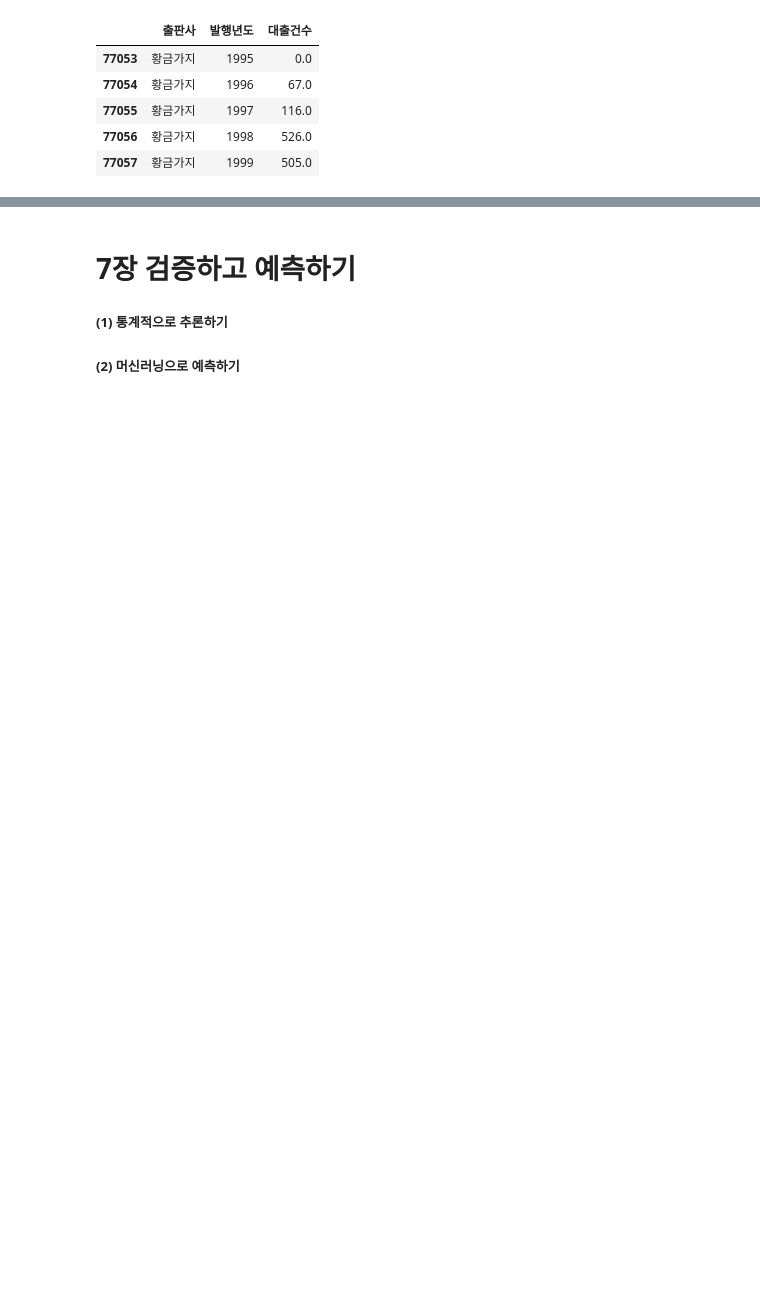
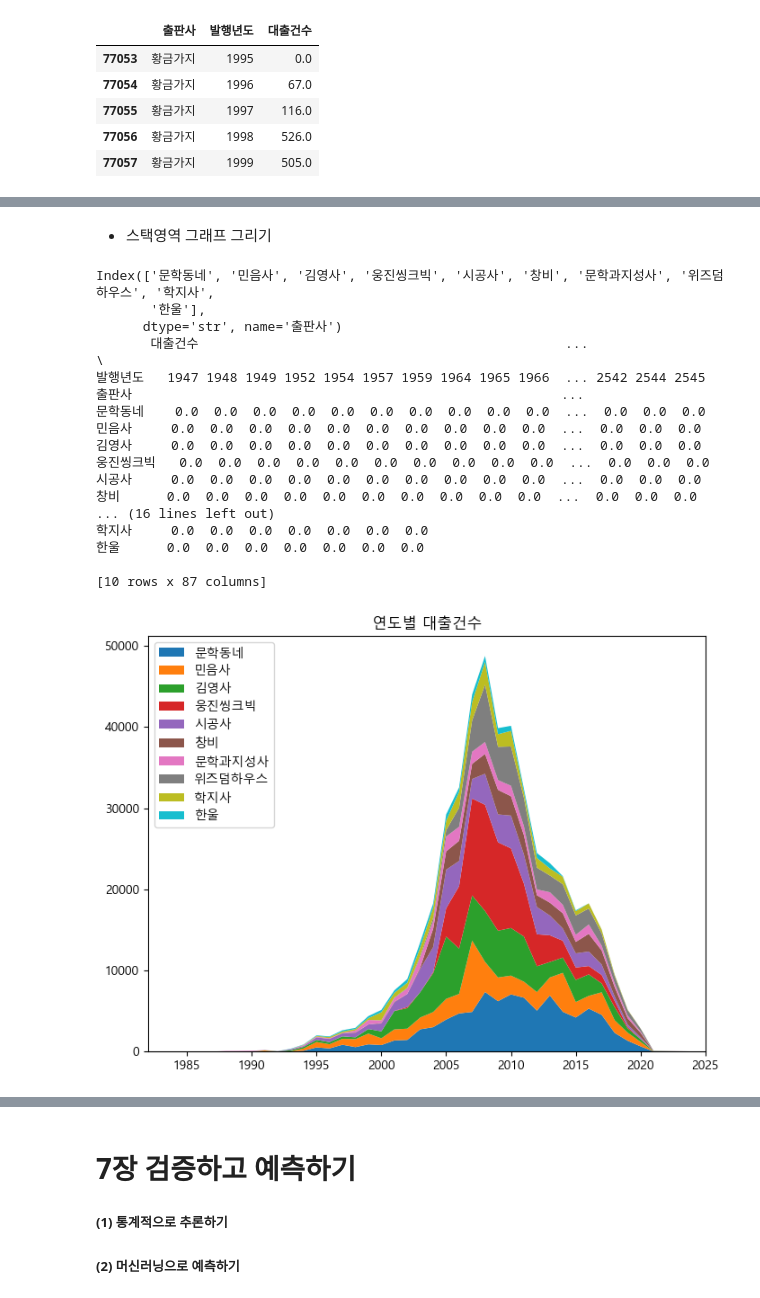
Before and after one commit to yccho1004/pythonBasic, a Jupyter notebook: HonGong-DataAnalysis_py/basics_DA.ipynb, the cells around one changed output, grey strips where cells are left out. Drawn from its saved outputs; the diff is of its cells as text; code cells hidden in the pictures; blank space fills up the shorter version.

```diff
--- a/HonGong-DataAnalysis_py/basics_DA.ipynb
+++ b/HonGong-DataAnalysis_py/basics_DA.ipynb
@@ -1219,2 +1231,34 @@ fig.show()
+# %% [markdown]
+* 스택영역 그래프 그리기
 # %%
 #스택영역 그래프
+fig, ax=plt.subplots(figsize=(8,6))
+ns_book10 = ns_book9.pivot_table(index=ns_book9['출판사'], columns=ns_book9['발행년도']) #ns_book10은 2차원 배열임
+top10_pubs = top30_pubs.index[:10] #상위 30개 출판사 인덱스에서 상위 10개 인덱스만 따로 저장
+print(top10_pubs) #10개의 인덱스(출판사명)
+print(ns_book10.loc[top10_pubs].fillna(0))
+year_cols = ns_book10.columns.get_level_values(1)
+ax.stackplot(year_cols, ns_book10.loc[top10_pubs].fillna(0), labels=top10_pubs) #fillna(0)은 누락된 값을 0으로 채움
+ax.set_title('연도별 대출건수')
+ax.legend(loc='upper left') #'best'일 때는 최상의 위치로 선정
+ax.set_xlim(1982, 2025)
+fig.show()
+# %% [output]
+Index(['문학동네', '민음사', '김영사', '웅진씽크빅', '시공사', '창비', '문학과지성사', '위즈덤하우스', '학지사',
+       '한울'],
+      dtype='str', name='출판사')
+       대출건수                                               ...                 \
+발행년도   1947 1948 1949 1952 1954 1957 1959 1964 1965 1966  ... 2542 2544 2545
+출판사                                                       ...
+문학동네    0.0  0.0  0.0  0.0  0.0  0.0  0.0  0.0  0.0  0.0  ...  0.0  0.0  0.0
+민음사     0.0  0.0  0.0  0.0  0.0  0.0  0.0  0.0  0.0  0.0  ...  0.0  0.0  0.0
+김영사     0.0  0.0  0.0  0.0  0.0  0.0  0.0  0.0  0.0  0.0  ...  0.0  0.0  0.0
+웅진씽크빅   0.0  0.0  0.0  0.0  0.0  0.0  0.0  0.0  0.0  0.0  ...  0.0  0.0  0.0
+시공사     0.0  0.0  0.0  0.0  0.0  0.0  0.0  0.0  0.0  0.0  ...  0.0  0.0  0.0
+창비      0.0  0.0  0.0  0.0  0.0  0.0  0.0  0.0  0.0  0.0  ...  0.0  0.0  0.0
+... (16 lines left out)
+학지사     0.0  0.0  0.0  0.0  0.0  0.0  0.0
+한울      0.0  0.0  0.0  0.0  0.0  0.0  0.0
+
+[10 rows x 87 columns]
+[figure, added]
```
Also changed, not shown: parts of 15 cells of this notebook.
